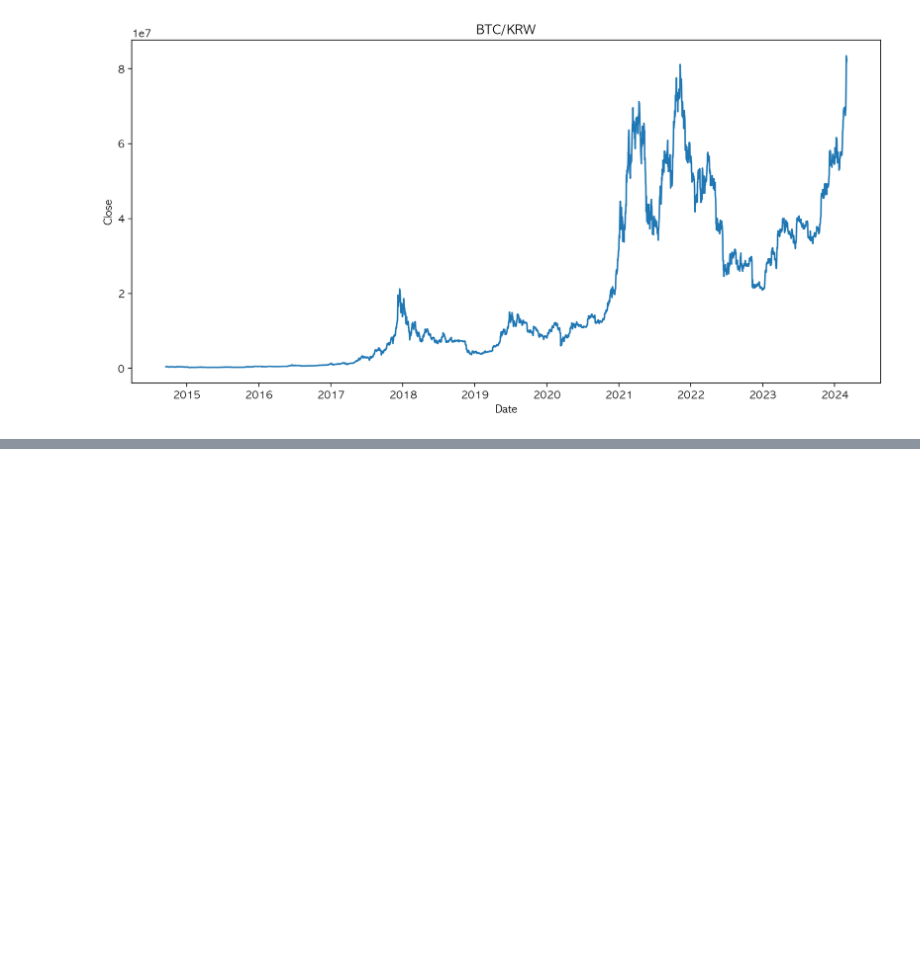
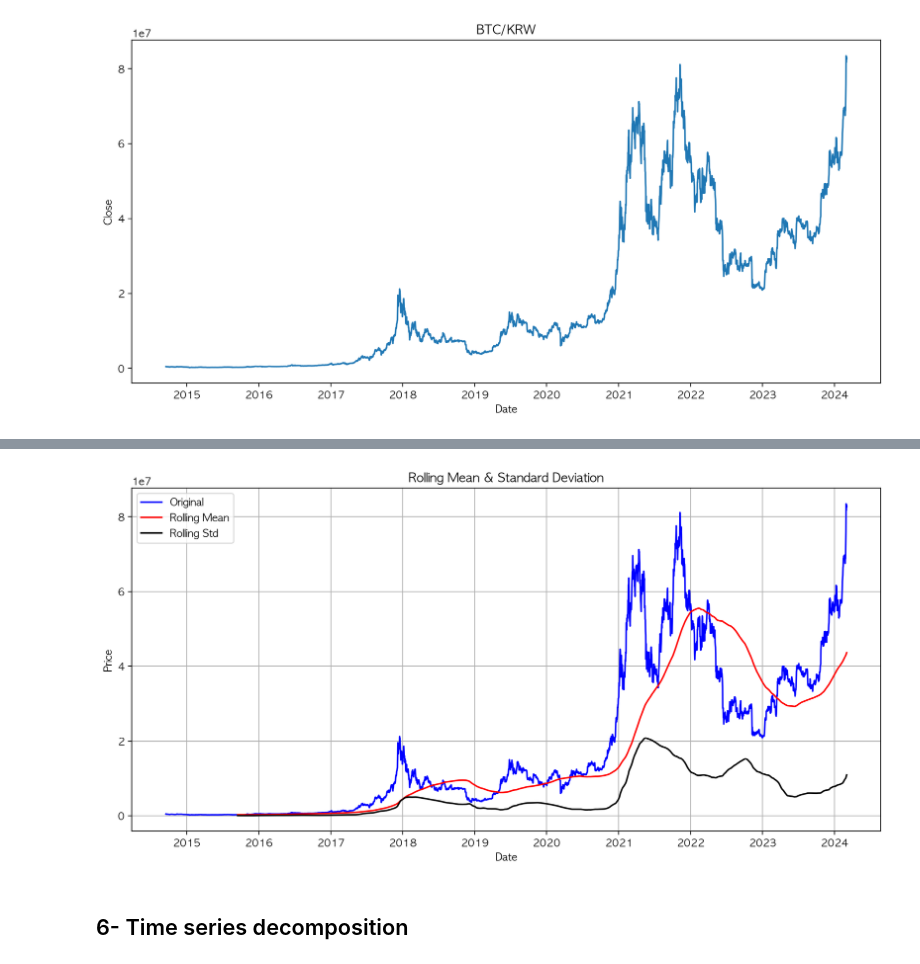
Before and after one commit to gyjong/workplace, a Jupyter notebook: quest_0229/0302_btc.ipynb, the cells around one changed output, grey strips where cells are left out. Drawn from its saved outputs; the diff is of its cells as text; code cells hidden in the pictures; blank space fills up the shorter version.

```diff
--- a/quest_0229/0302_btc.ipynb
+++ b/quest_0229/0302_btc.ipynb
@@ -49,0 +130,6 @@ plt.show()
+# %%
+rolling_ts(btc_log, 365)
+# %% [output]
+[figure, added]
+# %% [markdown]
+## 6- Time series decomposition
```
Also changed, not shown: parts of 46 cells of this notebook.
